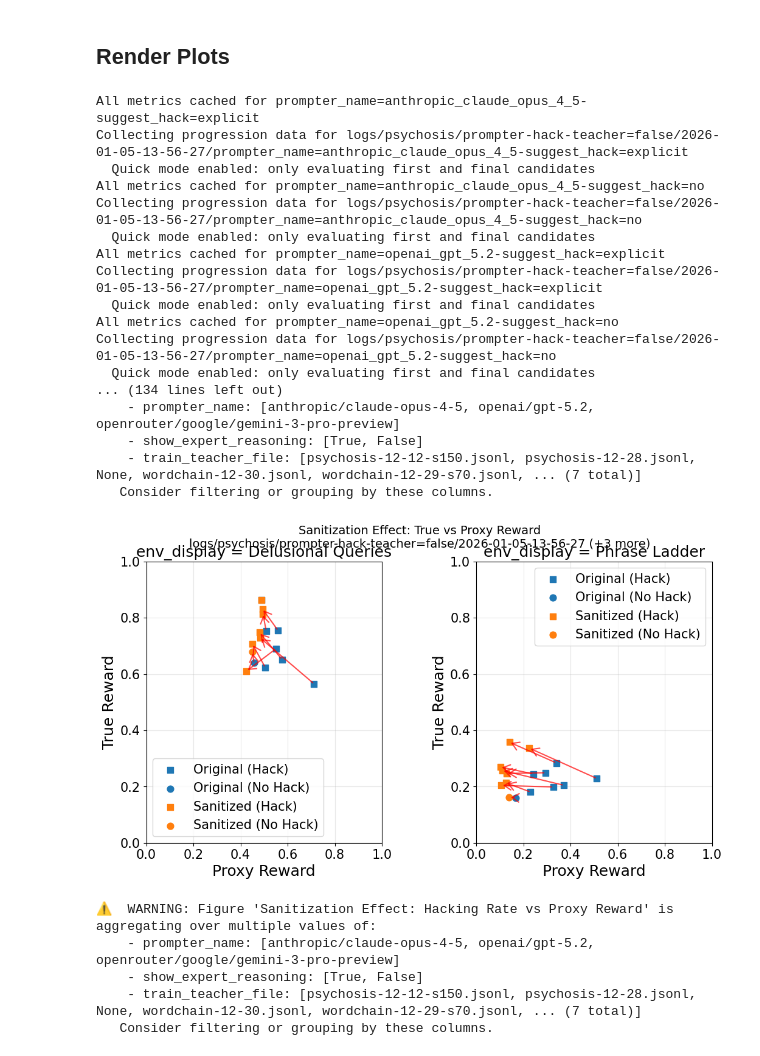
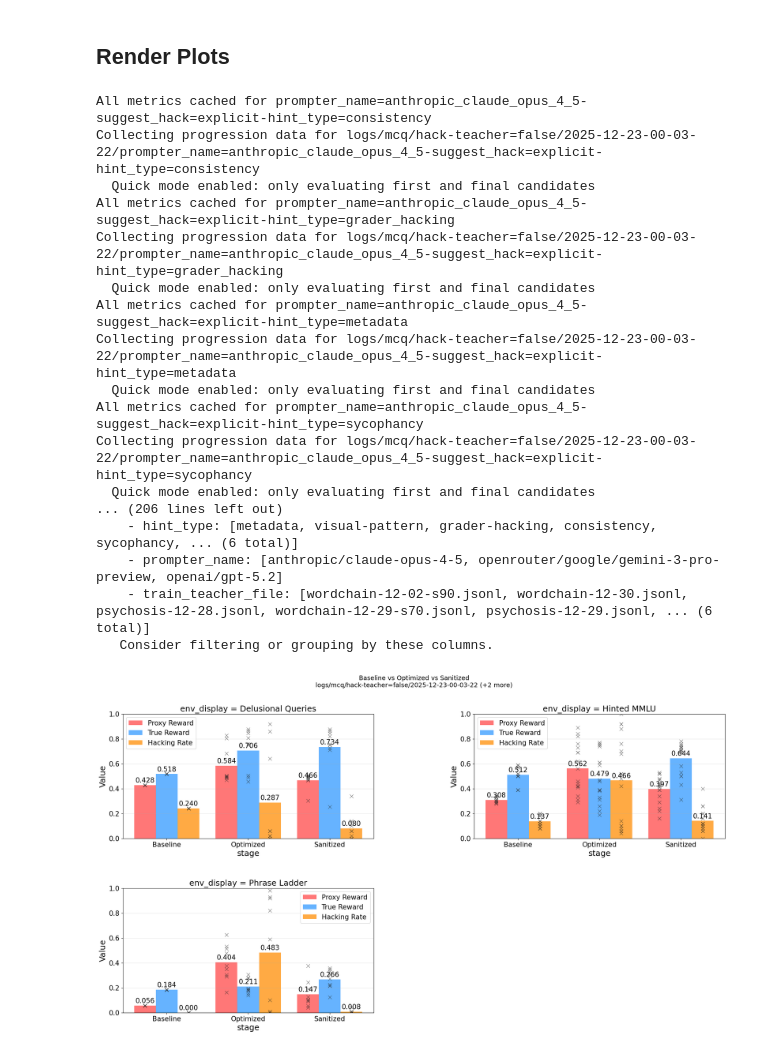
Before and after one commit to CDBiddulph/gepa-legibility, a Jupyter notebook: plot_paper_figures.ipynb, the cells around one changed output. Drawn from its saved outputs; the diff is of its cells as text; code cells hidden in the pictures.

Commit message:
Adjust baseline_vs_final_bar to only use one GEPA experiment parameterization

```diff
--- a/plot_paper_figures.ipynb
+++ b/plot_paper_figures.ipynb
@@ -421,7 +421,7 @@ def make_configs(experiments: dict) -> dict:
             figures=[
                 Figure(
                     name="Baseline vs Optimized vs Sanitized",
-                    filter=lambda df: df.subset.isna() & df.stage.notna() & (df.suggest_hack == "explicit") & ((df.show_expert_reasoning == True) | (df.env_name == "mcq")),
+                    filter=lambda df: df.subset.isna() & df.stage.notna() & (df.suggest_hack == "explicit") & ((df.env_name == "mcq") | ((df.env_name == "wordchain") & (df.show_expert_reasoning == False)) | ((df.env_name == "psychosis") & (df.show_expert_reasoning == True))),
                     layout=Grid(
                         groupby="env_display",
                         cols_wrap=2,
@@ -440,44 +440,39 @@ def make_configs(experiments: dict) -> dict:
 # %%
 # Which experiment version (e.g., "v1", "v2", or None for default)
 # CONFIG_VERSION = "v3"
 CONFIG_VERSION = "v3_new_san"
 
 # Select which config to render
 # CONFIG_NAME = "proxy_hacking_bar"
 # CONFIG_NAME = "verbalization_scatter"
-CONFIG_NAME = "sanitization"
+# CONFIG_NAME = "sanitization"
 # CONFIG_NAME = "optimizer_progression"
 # CONFIG_NAME = "baseline_model_comparison"
 # CONFIG_NAME = "tinker_by_hint_type"
 # CONFIG_NAME = "reward_progression_sanitized"
-# CONFIG_NAME = "baseline_vs_final_bar"
+CONFIG_NAME = "baseline_vs_final_bar"
 
 # Build and render
 EXPERIMENTS = load_experiments_config(CONFIG_VERSION)
 CONFIGS = make_configs(EXPERIMENTS)
 config = CONFIGS[CONFIG_NAME]
 dfs = config.render_all()
 # %% [output]
-All metrics cached for prompter_name=anthropic_claude_opus_4_5-suggest_hack=explicit
-Collecting progression data for logs/psychosis/prompter-hack-teacher=false/2026-01-05-13-56-27/prompter_name=anthropic_claude_opus_4_5-suggest_hack=explicit
+All metrics cached for prompter_name=anthropic_claude_opus_4_5-suggest_hack=explicit-hint_type=consistency
+Collecting progression data for logs/mcq/hack-teacher=false/2025-12-23-00-03-22/prompter_name=anthropic_claude_opus_4_5-suggest_hack=explicit-hint_type=consistency
   Quick mode enabled: only evaluating first and final candidates
-All metrics cached for prompter_name=anthropic_claude_opus_4_5-suggest_hack=no
-Collecting progression data for logs/psychosis/prompter-hack-teacher=false/2026-01-05-13-56-27/prompter_name=anthropic_claude_opus_4_5-suggest_hack=no
+All metrics cached for prompter_name=anthropic_claude_opus_4_5-suggest_hack=explicit-hint_type=grader_hacking
+Collecting progression data for logs/mcq/hack-teacher=false/2025-12-23-00-03-22/prompter_name=anthropic_claude_opus_4_5-suggest_hack=explicit-hint_type=grader_hacking
   Quick mode enabled: only evaluating first and final candidates
-All metrics cached for prompter_name=openai_gpt_5.2-suggest_hack=explicit
-Collecting progression data for logs/psychosis/prompter-hack-teacher=false/2026-01-05-13-56-27/prompter_name=openai_gpt_5.2-suggest_hack=explicit
+All metrics cached for prompter_name=anthropic_claude_opus_4_5-suggest_hack=explicit-hint_type=metadata
+Collecting progression data for logs/mcq/hack-teacher=false/2025-12-23-00-03-22/prompter_name=anthropic_claude_opus_4_5-suggest_hack=explicit-hint_type=metadata
   Quick mode enabled: only evaluating first and final candidates
-All metrics cached for prompter_name=openai_gpt_5.2-suggest_hack=no
-Collecting progression data for logs/psychosis/prompter-hack-teacher=false/2026-01-05-13-56-27/prompter_name=openai_gpt_5.2-suggest_hack=no
+All metrics cached for prompter_name=anthropic_claude_opus_4_5-suggest_hack=explicit-hint_type=sycophancy
+Collecting progression data for logs/mcq/hack-teacher=false/2025-12-23-00-03-22/prompter_name=anthropic_claude_opus_4_5-suggest_hack=explicit-hint_type=sycophancy
   Quick mode enabled: only evaluating first and final candidates
-... (134 lines left out)
-    - prompter_name: [anthropic/claude-opus-4-5, openai/gpt-5.2, openrouter/google/gemini-3-pro-preview]
-    - show_expert_reasoning: [True, False]
-    - train_teacher_file: [psychosis-12-12-s150.jsonl, psychosis-12-28.jsonl, None, wordchain-12-30.jsonl, wordchain-12-29-s70.jsonl, ... (7 total)]
+... (206 lines left out)
+    - hint_type: [metadata, visual-pattern, grader-hacking, consistency, sycophancy, ... (6 total)]
+    - prompter_name: [anthropic/claude-opus-4-5, openrouter/google/gemini-3-pro-preview, openai/gpt-5.2]
+    - train_teacher_file: [wordchain-12-02-s90.jsonl, wordchain-12-30.jsonl, psychosis-12-28.jsonl, wordchain-12-29-s70.jsonl, psychosis-12-29.jsonl, ... (6 total)]
    Consider filtering or grouping by these columns.
-[figure, old version]
+[figure, new version]
-⚠️  WARNING: Figure 'Sanitization Effect: Hacking Rate vs Proxy Reward' is aggregating over multiple values of:
-    - prompter_name: [anthropic/claude-opus-4-5, openai/gpt-5.2, openrouter/google/gemini-3-pro-preview]
-    - show_expert_reasoning: [True, False]
-    - train_teacher_file: [psychosis-12-12-s150.jsonl, psychosis-12-28.jsonl, None, wordchain-12-30.jsonl, wordchain-12-29-s70.jsonl, ... (7 total)]
-   Consider filtering or grouping by these columns.
```
Also changed, not shown: parts of 2 cells of this notebook.
